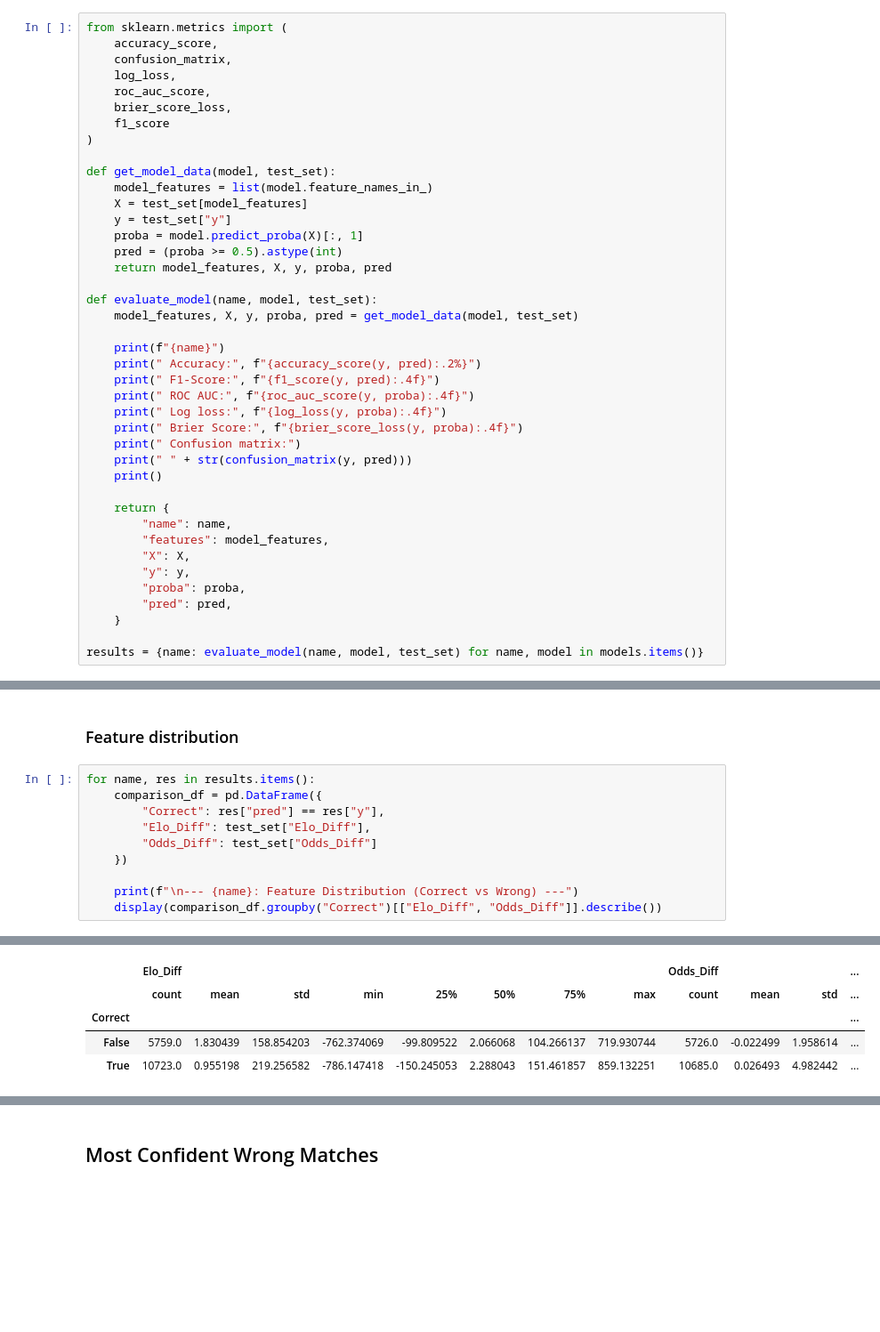
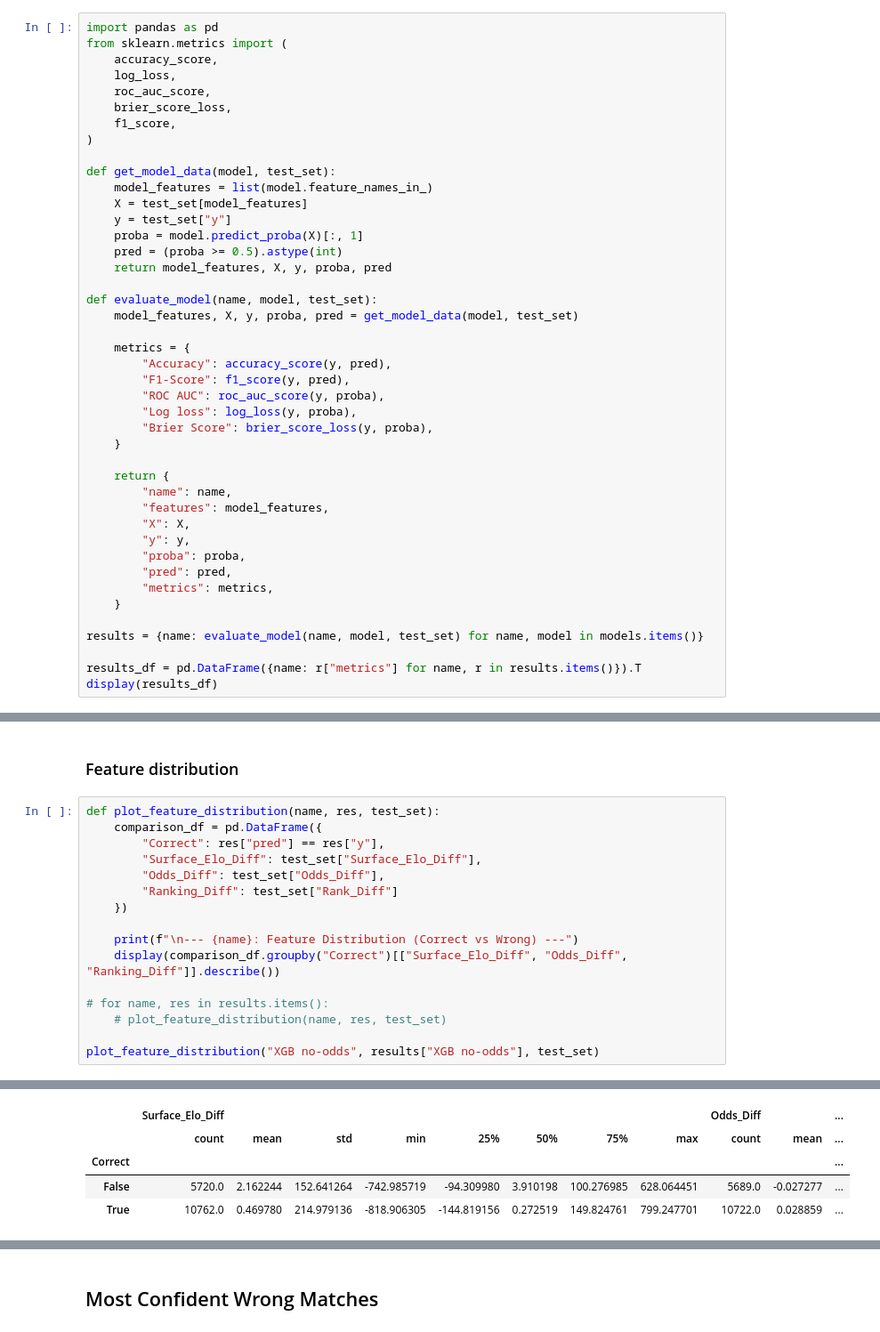
Before and after one commit to giovanni-quacchia/Tennis-prediction-project, a Jupyter notebook: notebooks/04_Analysis.ipynb, the cells around one changed output, grey strips where cells are left out. Shown at 89% size. Saved outputs shown, nothing was run; the diff lists cells and outputs as text; blank space fills up the shorter version.

```diff
--- a/notebooks/04_Analysis.ipynb
+++ b/notebooks/04_Analysis.ipynb
@@ -62,11 +60,11 @@ Market (odds): 68.51%  (coverage: 97.1%)
 # %%
+import pandas as pd
 from sklearn.metrics import (
     accuracy_score,
-    confusion_matrix,
     log_loss,
     roc_auc_score,
     brier_score_loss,
-    f1_score
+    f1_score,
 )
 
 def get_model_data(model, test_set):
@@ -80,15 +78,13 @@ def get_model_data(model, test_set):
 def evaluate_model(name, model, test_set):
     model_features, X, y, proba, pred = get_model_data(model, test_set)
 
-    print(f"{name}")
-    print(" Accuracy:", f"{accuracy_score(y, pred):.2%}")
-    print(" F1-Score:", f"{f1_score(y, pred):.4f}")
-    print(" ROC AUC:", f"{roc_auc_score(y, proba):.4f}")
-    print(" Log loss:", f"{log_loss(y, proba):.4f}")
-    print(" Brier Score:", f"{brier_score_loss(y, proba):.4f}")
-    print(" Confusion matrix:")
-    print(" " + str(confusion_matrix(y, pred)))
-    print()
+    metrics = {
+        "Accuracy": accuracy_score(y, pred),
+        "F1-Score": f1_score(y, pred),
+        "ROC AUC": roc_auc_score(y, proba),
+        "Log loss": log_loss(y, proba),
+        "Brier Score": brier_score_loss(y, proba),
+    }
 
     return {
         "name": name,
@@ -97,7 +93,11 @@ def evaluate_model(name, model, test_set):
         "y": y,
         "proba": proba,
         "pred": pred,
+        "metrics": metrics,
     }
 
 results = {name: evaluate_model(name, model, test_set) for name, model in models.items()}
+
+results_df = pd.DataFrame({name: r["metrics"] for name, r in results.items()}).T
+display(results_df)
 # %% [output]
@@ -240,13 +226,19 @@ XGB with-odds feature usage
 # %% [markdown]
 ### Feature distribution
 # %%
-for name, res in results.items():
+def plot_feature_distribution(name, res, test_set):
     comparison_df = pd.DataFrame({
         "Correct": res["pred"] == res["y"],
-        "Elo_Diff": test_set["Elo_Diff"],
-        "Odds_Diff": test_set["Odds_Diff"]
+        "Surface_Elo_Diff": test_set["Surface_Elo_Diff"],
+        "Odds_Diff": test_set["Odds_Diff"],
+        "Ranking_Diff": test_set["Rank_Diff"]
     })
 
     print(f"\n--- {name}: Feature Distribution (Correct vs Wrong) ---")
-    display(comparison_df.groupby("Correct")[["Elo_Diff", "Odds_Diff"]].describe())
+    display(comparison_df.groupby("Correct")[["Surface_Elo_Diff", "Odds_Diff", "Ranking_Diff"]].describe())
+
+# for name, res in results.items():
+    # plot_feature_distribution(name, res, test_set)
+
+plot_feature_distribution("XGB no-odds", results["XGB no-odds"], test_set)
 # %% [output]
@@ -254,5 +246,5 @@ for name, res in results.items():
-|  | Elo_Diff |  |  |  |  |  |  |  | Odds_Diff |  |  | ... |
-|  | count | mean | std | min | 25% | 50% | 75% | max | count | mean | std | ... |
-| Correct |  |  |  |  |  |  |  |  |  |  |  | ... |
-| False | 5759.0 | 1.830439 | 158.854203 | -762.374069 | -99.809522 | 2.066068 | 104.266137 | 719.930744 | 5726.0 | -0.022499 | 1.958614 | ... |
-| True | 10723.0 | 0.955198 | 219.256582 | -786.147418 | -150.245053 | 2.288043 | 151.461857 | 859.132251 | 10685.0 | 0.026493 | 4.982442 | ... |
+|  | Surface_Elo_Diff |  |  |  |  |  |  |  | Odds_Diff |  | ... |
+|  | count | mean | std | min | 25% | 50% | 75% | max | count | mean | ... |
+| Correct |  |  |  |  |  |  |  |  |  |  | ... |
+| False | 5720.0 | 2.162244 | 152.641264 | -742.985719 | -94.309980 | 3.910198 | 100.276985 | 628.064451 | 5689.0 | -0.027277 | ... |
+| True | 10762.0 | 0.469780 | 214.979136 | -818.906305 | -144.819156 | 0.272519 | 149.824761 | 799.247701 | 10722.0 | 0.028859 | ... |
```
Also changed, not shown: parts of 15 cells of this notebook, 19 other files.
